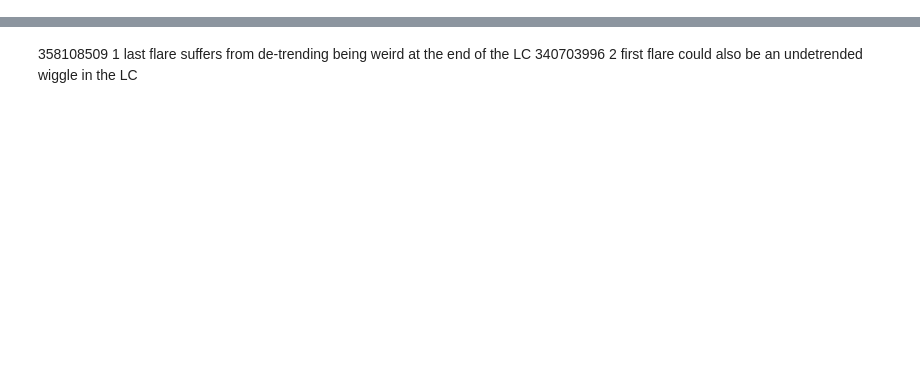
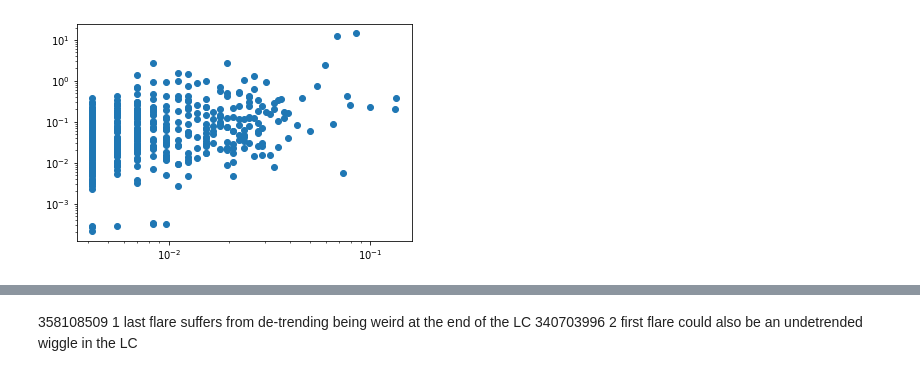
Before and after one commit to ekaterinailin/TESS_UCD_flares, a Jupyter notebook: notebook/NB4_Vet_flares.ipynb, the cells around one changed output, grey strips where cells are left out. Drawn from its saved outputs; the diff is of its cells as text; code cells hidden in the pictures; blank space fills up the shorter version.

```diff
--- a/notebook/NB4_Vet_flares.ipynb
+++ b/notebook/NB4_Vet_flares.ipynb
@@ -34,9 +34,15 @@ def get_customlc(TIC, c, clcs):
     return pac
 # %%
 CWD = "/".join(os.getcwd().split("/")[:-1])
-respath = f"{CWD}/flare_tables/2019_11_18_TESSUCDs_flares.csv"
+respath = f"{CWD}/flare_tables/2019_11_21_TESSUCDs_flares.csv"
 df = pd.read_csv(respath)
 targetswflare = df.TIC.unique().shape[0]
 LCswflares = df.groupby(by=["TIC","Campaign"]).count().sort_values(by="ampl_rec").shape[0]
 candidates = df.shape[0]
 amplmax = df.ampl_rec.max()
+# %%
+plt.scatter(df.tstop-df.tstart, df.ampl_rec)
+plt.xscale("log")
+plt.yscale("log")
+# %% [output]
+[figure, added]
```
Also changed, not shown: parts of 6 cells of this notebook, 1 other file.
